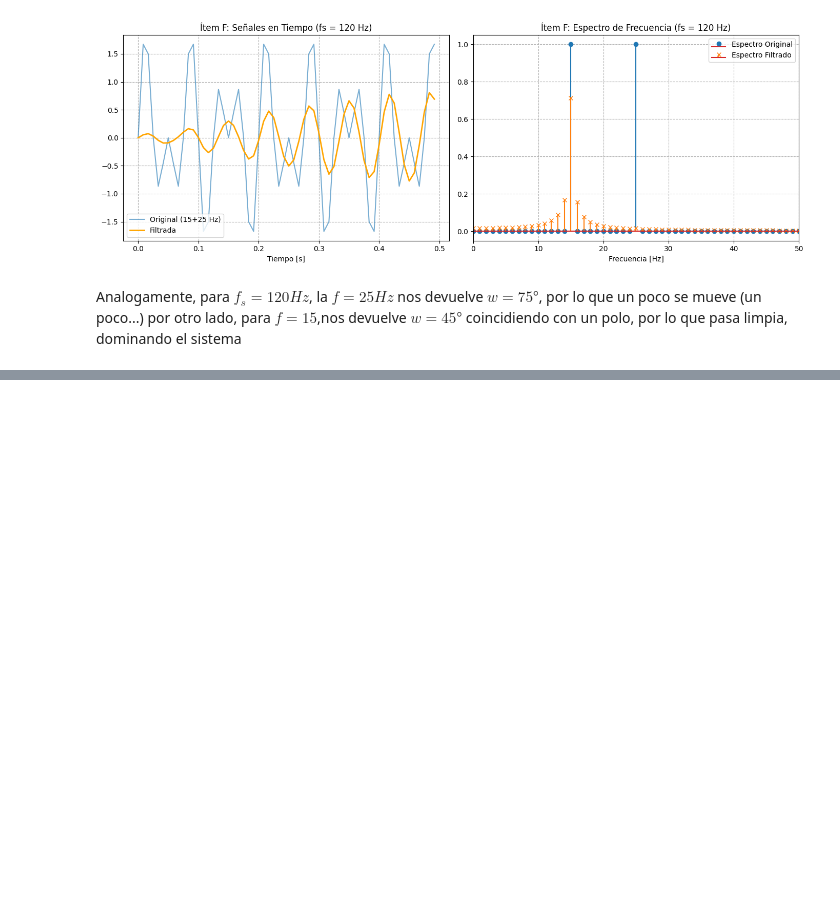
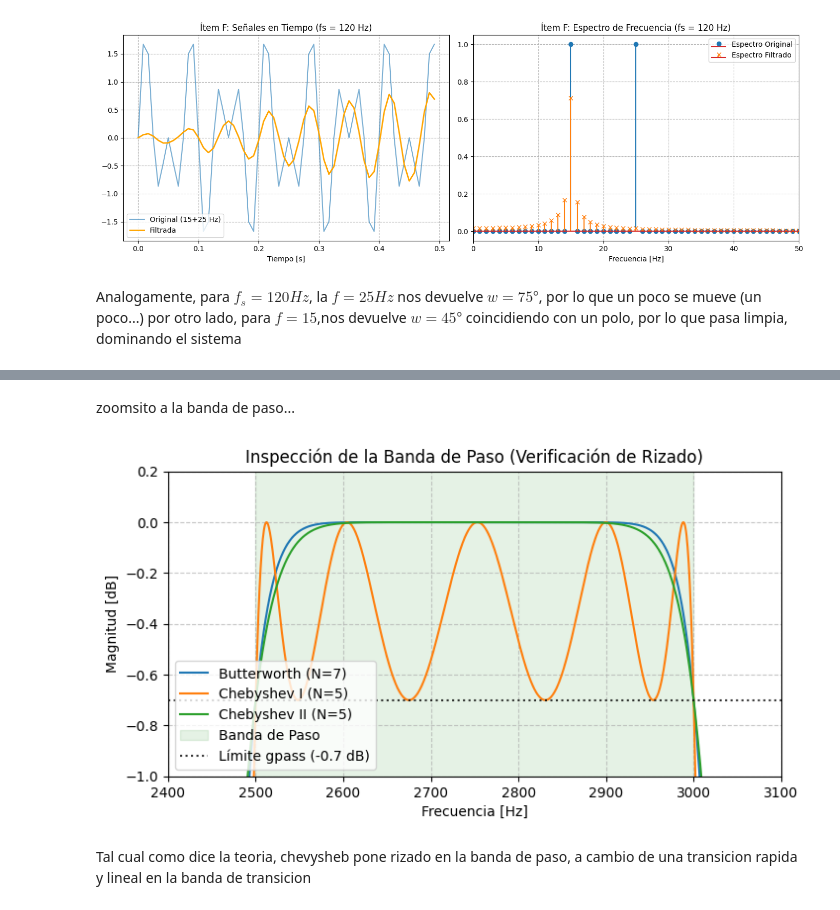
Before and after one commit to s4nt1lu1/pds, a Jupyter notebook: PDS_TP3_FiltrosIIR.ipynb, the cells around one changed output, grey strips where cells are left out. Saved outputs shown, nothing was run; the diff lists cells and outputs as text; code cells hidden in the pictures; blank space fills up the shorter version.

```diff
--- a/PDS_TP3_FiltrosIIR.ipynb
+++ b/PDS_TP3_FiltrosIIR.ipynb
@@ -489,0 +456,27 @@ plt.show()
+# %% [markdown]
+zoomsito a la banda de paso...
+# %%
+# --- Gráfico de Inspección: Zoom en la Banda de Paso ---
+plt.figure(figsize=(8, 4))
+plt.plot(frecuencias_hz, 20 * np.log10(np.abs(h_butt)), label=f'Butterworth (N={N_butt})')
+plt.plot(frecuencias_hz, 20 * np.log10(np.abs(h_cheb1)), label=f'Chebyshev I (N={N_cheb1})')
+plt.plot(frecuencias_hz, 20 * np.log10(np.abs(h_cheb2)), label=f'Chebyshev II (N={N_cheb2})')
+
+# Líneas guía ajustadas al zoom
+plt.axvspan(fp1, fp2, color='green', alpha=0.1, label='Banda de Paso')
+plt.axhline(-gpass, color='black', linestyle=':', alpha=0.8, label=f'Límite gpass (-{gpass} dB)')
+
+# Límites microscópicos para ver el rizado
+plt.xlim([2400, 3100])      # Enfoca solo el rango de 2500 a 3000 Hz
+plt.ylim([-1.0, 0.2])       # Enfoca solo la oscilación de 0 a -0.7 dB
+
+plt.title('Inspección de la Banda de Paso (Verificación de Rizado)')
+plt.xlabel('Frecuencia [Hz]')
+plt.ylabel('Magnitud [dB]')
+plt.grid(True, which='both', linestyle='--', alpha=0.7)
+plt.legend(loc='lower left')
+plt.show()
+# %% [output]
+[figure, added]
+# %% [markdown]
+Tal cual como dice la teoria, chevysheb pone rizado en la banda de paso, a cambio de una transicion rapida y lineal en la banda de transicion
```
Also changed, not shown: parts of 4 cells of this notebook, 1 other file.
